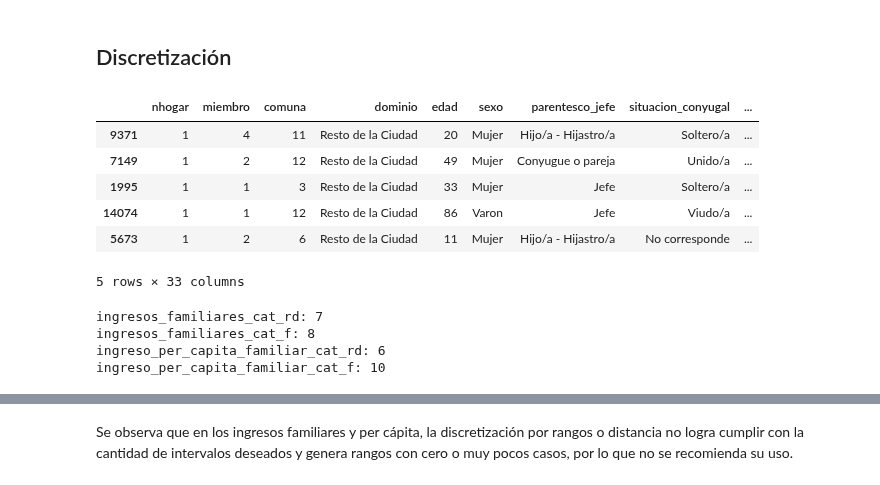
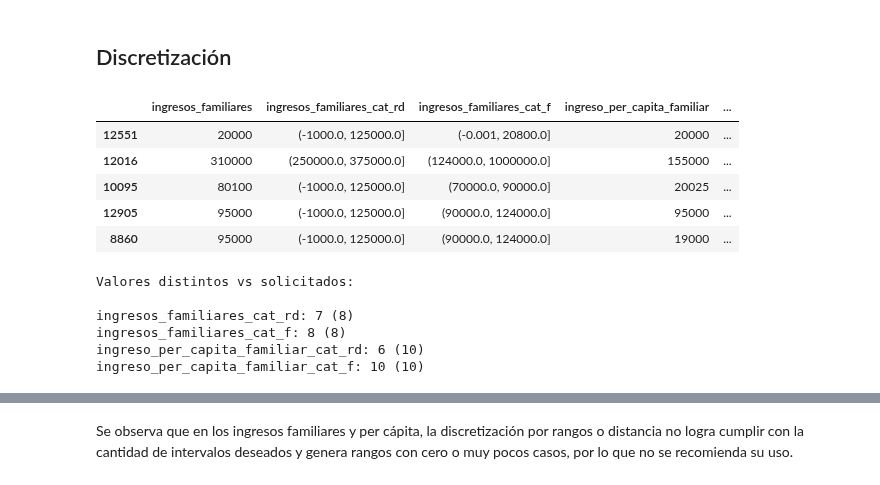
Before and after one commit to alejo-cuello/bootcamp-ds-mlops, a Jupyter notebook: 04-prep-datos-y-modelos-ml/preparacion-datos-EPH.ipynb, the cells around one changed output, grey strips where cells are left out. Saved outputs shown, nothing was run; the diff lists cells and outputs as text; code cells hidden in the pictures.

```diff
--- a/04-prep-datos-y-modelos-ml/preparacion-datos-EPH.ipynb
+++ b/04-prep-datos-y-modelos-ml/preparacion-datos-EPH.ipynb
@@ -65,30 +79,34 @@ data["ingresos_familiares_cat_f"] = pd.qcut(data["ingresos_familiares"], q=8, du
 data["ingreso_per_capita_familiar_cat_rd"] = pd.cut(data["ingreso_per_capita_familiar"], bins=10, duplicates="drop")
 data["ingreso_per_capita_familiar_cat_f"] = pd.qcut(data["ingreso_per_capita_familiar"], q=10, duplicates="drop")
 # %%
-data.sample(5)
+data.sample(5)[["ingresos_familiares","ingresos_familiares_cat_rd","ingresos_familiares_cat_f","ingreso_per_capita_familiar","ingreso_per_capita_familiar_cat_rd","ingreso_per_capita_familiar_cat_f"]]
 # %% [output]
-|  | nhogar | miembro | comuna | dominio | edad | sexo | parentesco_jefe | situacion_conyugal | ... |
-| 9371 | 1 | 4 | 11 | Resto de la Ciudad | 20 | Mujer | Hijo/a - Hijastro/a | Soltero/a | ... |
-| 7149 | 1 | 2 | 12 | Resto de la Ciudad | 49 | Mujer | Conyugue o pareja | Unido/a | ... |
-| 1995 | 1 | 1 | 3 | Resto de la Ciudad | 33 | Mujer | Jefe | Soltero/a | ... |
-| 14074 | 1 | 1 | 12 | Resto de la Ciudad | 86 | Varon | Jefe | Viudo/a | ... |
-| 5673 | 1 | 2 | 6 | Resto de la Ciudad | 11 | Mujer | Hijo/a - Hijastro/a | No corresponde | ... |
+|  | ingresos_familiares | ingresos_familiares_cat_rd | ingresos_familiares_cat_f | ingreso_per_capita_familiar | ... |
+| 12551 | 20000 | (-1000.0, 125000.0] | (-0.001, 20800.0] | 20000 | ... |
+| 12016 | 310000 | (250000.0, 375000.0] | (124000.0, 1000000.0] | 155000 | ... |
+| 10095 | 80100 | (-1000.0, 125000.0] | (70000.0, 90000.0] | 20025 | ... |
+| 12905 | 95000 | (-1000.0, 125000.0] | (90000.0, 124000.0] | 95000 | ... |
+| 8860 | 95000 | (-1000.0, 125000.0] | (90000.0, 124000.0] | 19000 | ... |
-5 rows × 33 columns
 # %%
 # Revisemos si pudo cumplir los cortes:
 
-print("ingresos_familiares_cat_rd: " + str(len(data["ingresos_familiares_cat_rd"].unique())))
+print("Valores distintos vs solicitados: ")
+print("")
 
-print("ingresos_familiares_cat_f: " + str(len(data["ingresos_familiares_cat_f"].unique())))
+print("ingresos_familiares_cat_rd: " + str(len(data["ingresos_familiares_cat_rd"].unique())) + " (8)")
 
-print("ingreso_per_capita_familiar_cat_rd: " + str(len(data["ingreso_per_capita_familiar_cat_rd"].unique())))
+print("ingresos_familiares_cat_f: " + str(len(data["ingresos_familiares_cat_f"].unique())) + " (8)")
 
-print("ingreso_per_capita_familiar_cat_f: " + str(len(data["ingreso_per_capita_familiar_cat_f"].unique())))
+print("ingreso_per_capita_familiar_cat_rd: " + str(len(data["ingreso_per_capita_familiar_cat_rd"].unique())) + " (10)")
+
+print("ingreso_per_capita_familiar_cat_f: " + str(len(data["ingreso_per_capita_familiar_cat_f"].unique())) + " (10)")
 # %% [output]
-ingresos_familiares_cat_rd: 7
-ingresos_familiares_cat_f: 8
-ingreso_per_capita_familiar_cat_rd: 6
-ingreso_per_capita_familiar_cat_f: 10
+Valores distintos vs solicitados:
+
+ingresos_familiares_cat_rd: 7 (8)
+ingresos_familiares_cat_f: 8 (8)
+ingreso_per_capita_familiar_cat_rd: 6 (10)
+ingreso_per_capita_familiar_cat_f: 10 (10)
 # %%
 # Revisemos los intervalos y las frecuencias de ingresos_familiares
 
```
Also changed, not shown: parts of 13 cells of this notebook.
